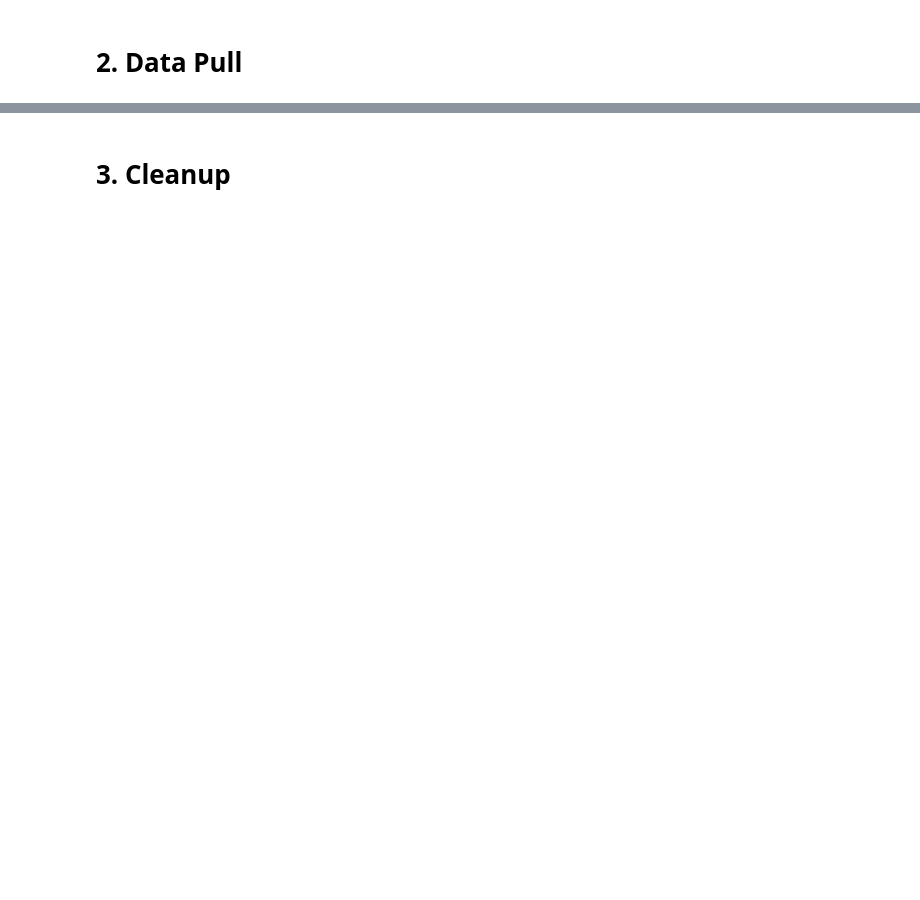
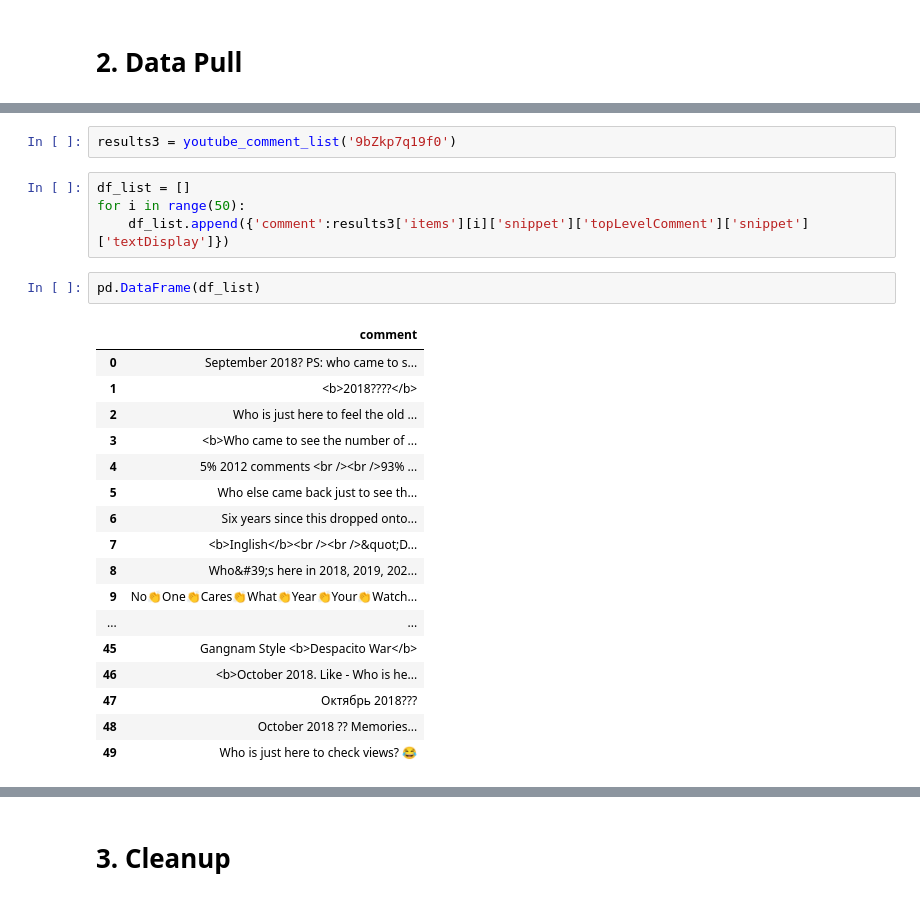
Before and after one commit to conorbarryhoke/Capstone, a Jupyter notebook: ETL_Comments_Pull.ipynb, the cells around one changed output, grey strips where cells are left out. Drawn from its saved outputs; the diff is of its cells as text; blank space fills up the shorter version.

```diff
--- a/ETL_Comments_Pull.ipynb
+++ b/ETL_Comments_Pull.ipynb
@@ -269,0 +158,26 @@ df_big_videos.shape
+# %%
+results3 = youtube_comment_list('9bZkp7q19f0')
+# %%
+df_list = []
+for i in range(50):
+    df_list.append({'comment':results3['items'][i]['snippet']['topLevelComment']['snippet']['textDisplay']})
+# %%
+pd.DataFrame(df_list)
+# %% [output]
+|  | comment |
+| 0 | September 2018? PS: who came to s... |
+| 1 | <b>2018????</b> |
+| 2 | Who is just here to feel the old ... |
+| 3 | <b>Who came to see the number of ... |
+| 4 | 5% 2012 comments <br /><br />93% ... |
+| 5 | Who else came back just to see th... |
+| 6 | Six years since this dropped onto... |
+| 7 | <b>Inglish</b><br /><br />&quot;D... |
+| 8 | Who&#39;s here in 2018, 2019, 202... |
+| 9 | No👏One👏Cares👏What👏Year👏Your👏Watch... |
+| ... | ... |
+| 45 | Gangnam Style <b>Despacito War</b> |
+| 46 | <b>October 2018. Like - Who is he... |
+| 47 | Октябрь 2018??? |
+| 48 | October 2018 ?? Memories... |
+| 49 | Who is just here to check views? 😂 |
```
Also changed, not shown: parts of 54 cells of this notebook, 2 other files.
